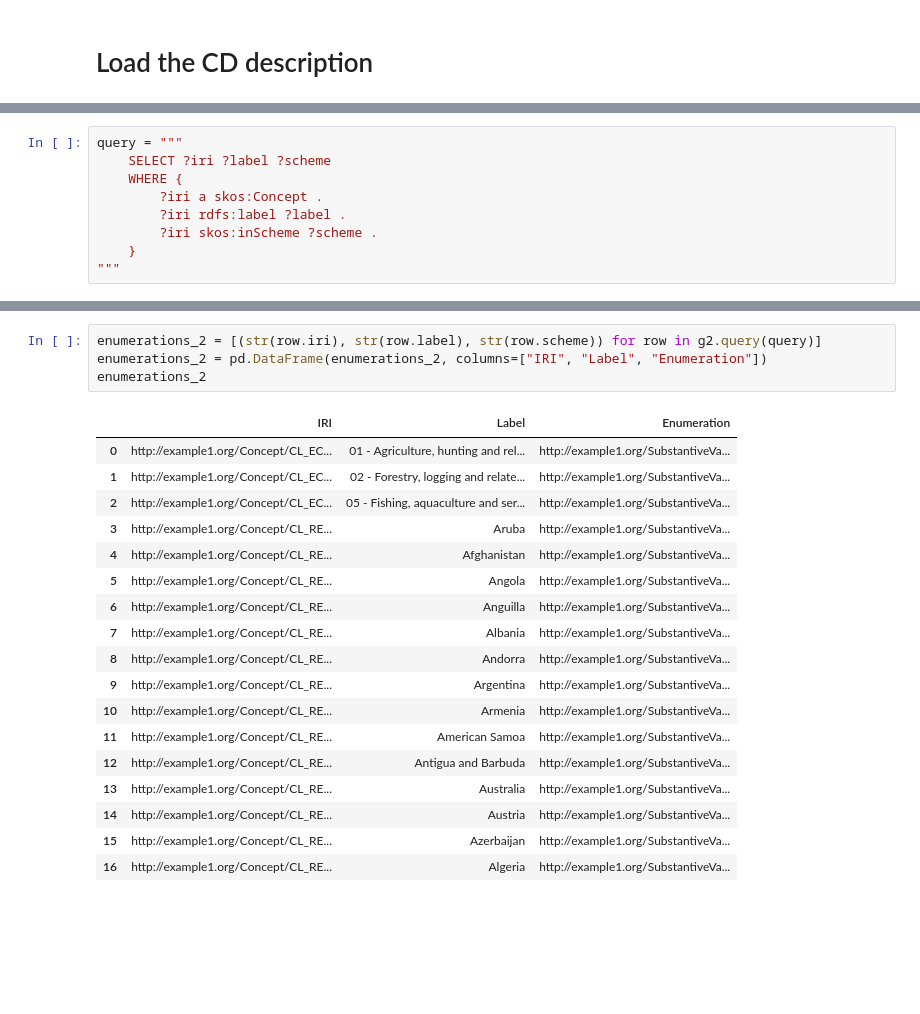
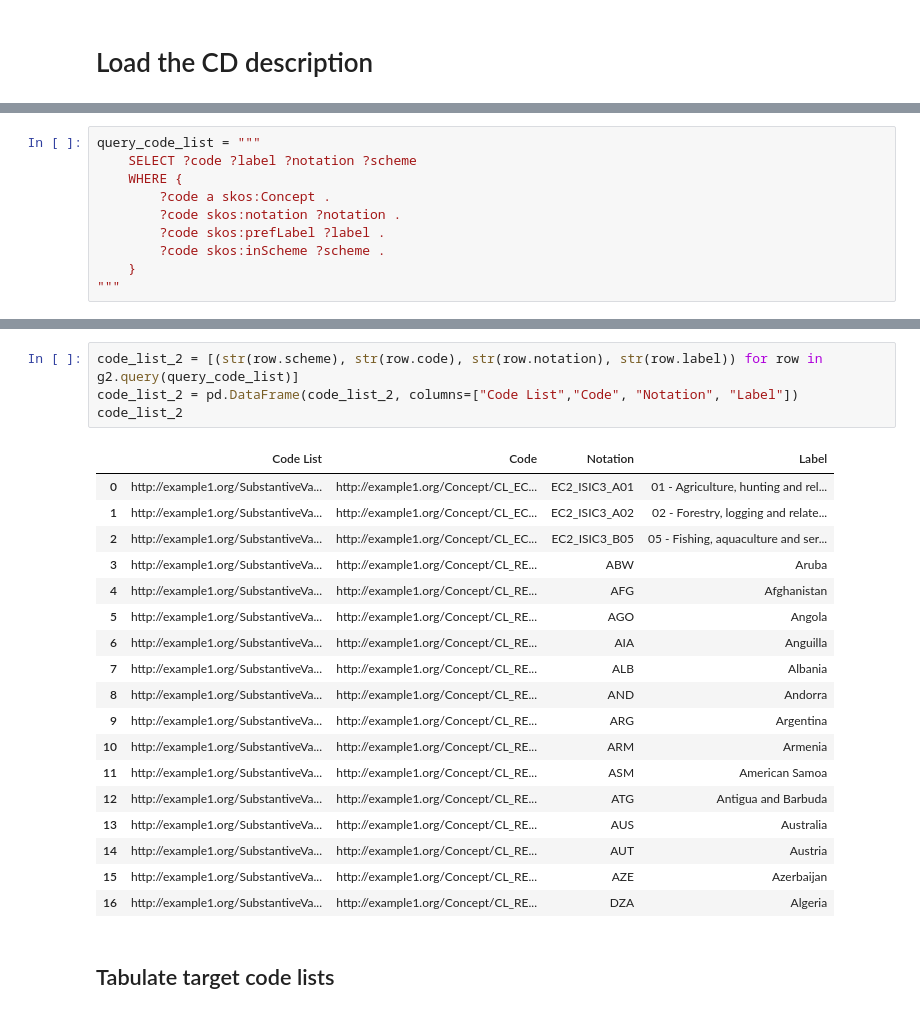
Before and after one commit to Cross-Domain-Interoperability-Framework/undata_example_cdif, a Jupyter notebook: src/example_create_mappings_template.ipynb, the cells around one changed output, grey strips where cells are left out. Saved outputs shown, nothing was run; the diff lists cells and outputs as text; blank space fills up the shorter version.

Commit message:
Example up to mappings

```diff
--- a/src/example_create_mappings_template.ipynb
+++ b/src/example_create_mappings_template.ipynb
@@ -23,10 +111,11 @@ g2.parse(source_file_2, format="turtle")
 # %%
-query = """
-    SELECT ?iri ?label ?scheme
+query_code_list = """
+    SELECT ?code ?label ?notation ?scheme
     WHERE {
-        ?iri a skos:Concept .
-        ?iri rdfs:label ?label .
-        ?iri skos:inScheme ?scheme .
+        ?code a skos:Concept .
+        ?code skos:notation ?notation .
+        ?code skos:prefLabel ?label .
+        ?code skos:inScheme ?scheme .
     }
 """
 # %%
@@ -54,23 +143,25 @@ enumerations_1
 # %%
-enumerations_2 = [(str(row.iri), str(row.label), str(row.scheme)) for row in g2.query(query)]
-enumerations_2 = pd.DataFrame(enumerations_2, columns=["IRI", "Label", "Enumeration"])
-enumerations_2
+code_list_2 = [(str(row.scheme), str(row.code), str(row.notation), str(row.label)) for row in g2.query(query_code_list)]
+code_list_2 = pd.DataFrame(code_list_2, columns=["Code List","Code", "Notation", "Label"])
+code_list_2
 # %% [output]
-|  | IRI | Label | Enumeration |
-| 0 | http://example1.org/Concept/CL_EC... | 01 - Agriculture, hunting and rel... | http://example1.org/SubstantiveVa... |
-| 1 | http://example1.org/Concept/CL_EC... | 02 - Forestry, logging and relate... | http://example1.org/SubstantiveVa... |
-| 2 | http://example1.org/Concept/CL_EC... | 05 - Fishing, aquaculture and ser... | http://example1.org/SubstantiveVa... |
-| 3 | http://example1.org/Concept/CL_RE... | Aruba | http://example1.org/SubstantiveVa... |
-| 4 | http://example1.org/Concept/CL_RE... | Afghanistan | http://example1.org/SubstantiveVa... |
-| 5 | http://example1.org/Concept/CL_RE... | Angola | http://example1.org/SubstantiveVa... |
-| 6 | http://example1.org/Concept/CL_RE... | Anguilla | http://example1.org/SubstantiveVa... |
-| 7 | http://example1.org/Concept/CL_RE... | Albania | http://example1.org/SubstantiveVa... |
-| 8 | http://example1.org/Concept/CL_RE... | Andorra | http://example1.org/SubstantiveVa... |
-| 9 | http://example1.org/Concept/CL_RE... | Argentina | http://example1.org/SubstantiveVa... |
-| 10 | http://example1.org/Concept/CL_RE... | Armenia | http://example1.org/SubstantiveVa... |
-| 11 | http://example1.org/Concept/CL_RE... | American Samoa | http://example1.org/SubstantiveVa... |
-| 12 | http://example1.org/Concept/CL_RE... | Antigua and Barbuda | http://example1.org/SubstantiveVa... |
-| 13 | http://example1.org/Concept/CL_RE... | Australia | http://example1.org/SubstantiveVa... |
-| 14 | http://example1.org/Concept/CL_RE... | Austria | http://example1.org/SubstantiveVa... |
-| 15 | http://example1.org/Concept/CL_RE... | Azerbaijan | http://example1.org/SubstantiveVa... |
-| 16 | http://example1.org/Concept/CL_RE... | Algeria | http://example1.org/SubstantiveVa... |
+|  | Code List | Code | Notation | Label |
+| 0 | http://example1.org/SubstantiveVa... | http://example1.org/Concept/CL_EC... | EC2_ISIC3_A01 | 01 - Agriculture, hunting and rel... |
+| 1 | http://example1.org/SubstantiveVa... | http://example1.org/Concept/CL_EC... | EC2_ISIC3_A02 | 02 - Forestry, logging and relate... |
+| 2 | http://example1.org/SubstantiveVa... | http://example1.org/Concept/CL_EC... | EC2_ISIC3_B05 | 05 - Fishing, aquaculture and ser... |
+| 3 | http://example1.org/SubstantiveVa... | http://example1.org/Concept/CL_RE... | ABW | Aruba |
+| 4 | http://example1.org/SubstantiveVa... | http://example1.org/Concept/CL_RE... | AFG | Afghanistan |
+| 5 | http://example1.org/SubstantiveVa... | http://example1.org/Concept/CL_RE... | AGO | Angola |
+| 6 | http://example1.org/SubstantiveVa... | http://example1.org/Concept/CL_RE... | AIA | Anguilla |
+| 7 | http://example1.org/SubstantiveVa... | http://example1.org/Concept/CL_RE... | ALB | Albania |
+| 8 | http://example1.org/SubstantiveVa... | http://example1.org/Concept/CL_RE... | AND | Andorra |
+| 9 | http://example1.org/SubstantiveVa... | http://example1.org/Concept/CL_RE... | ARG | Argentina |
+| 10 | http://example1.org/SubstantiveVa... | http://example1.org/Concept/CL_RE... | ARM | Armenia |
+| 11 | http://example1.org/SubstantiveVa... | http://example1.org/Concept/CL_RE... | ASM | American Samoa |
+| 12 | http://example1.org/SubstantiveVa... | http://example1.org/Concept/CL_RE... | ATG | Antigua and Barbuda |
+| 13 | http://example1.org/SubstantiveVa... | http://example1.org/Concept/CL_RE... | AUS | Australia |
+| 14 | http://example1.org/SubstantiveVa... | http://example1.org/Concept/CL_RE... | AUT | Austria |
+| 15 | http://example1.org/SubstantiveVa... | http://example1.org/Concept/CL_RE... | AZE | Azerbaijan |
+| 16 | http://example1.org/SubstantiveVa... | http://example1.org/Concept/CL_RE... | DZA | Algeria |
+# %% [markdown]
+## Tabulate target code lists
```
Also changed, not shown: parts of 13 cells of this notebook, 15 other files.
